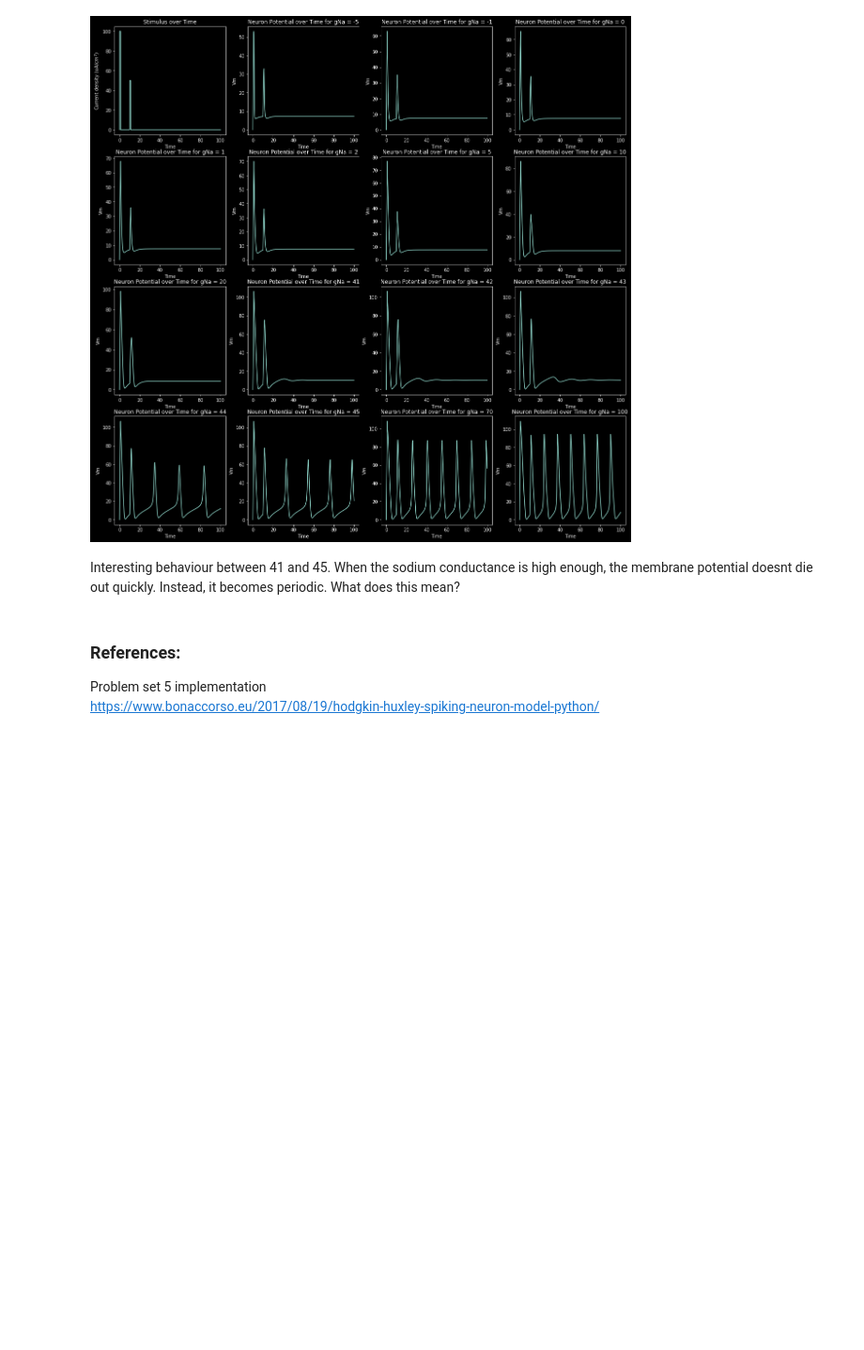
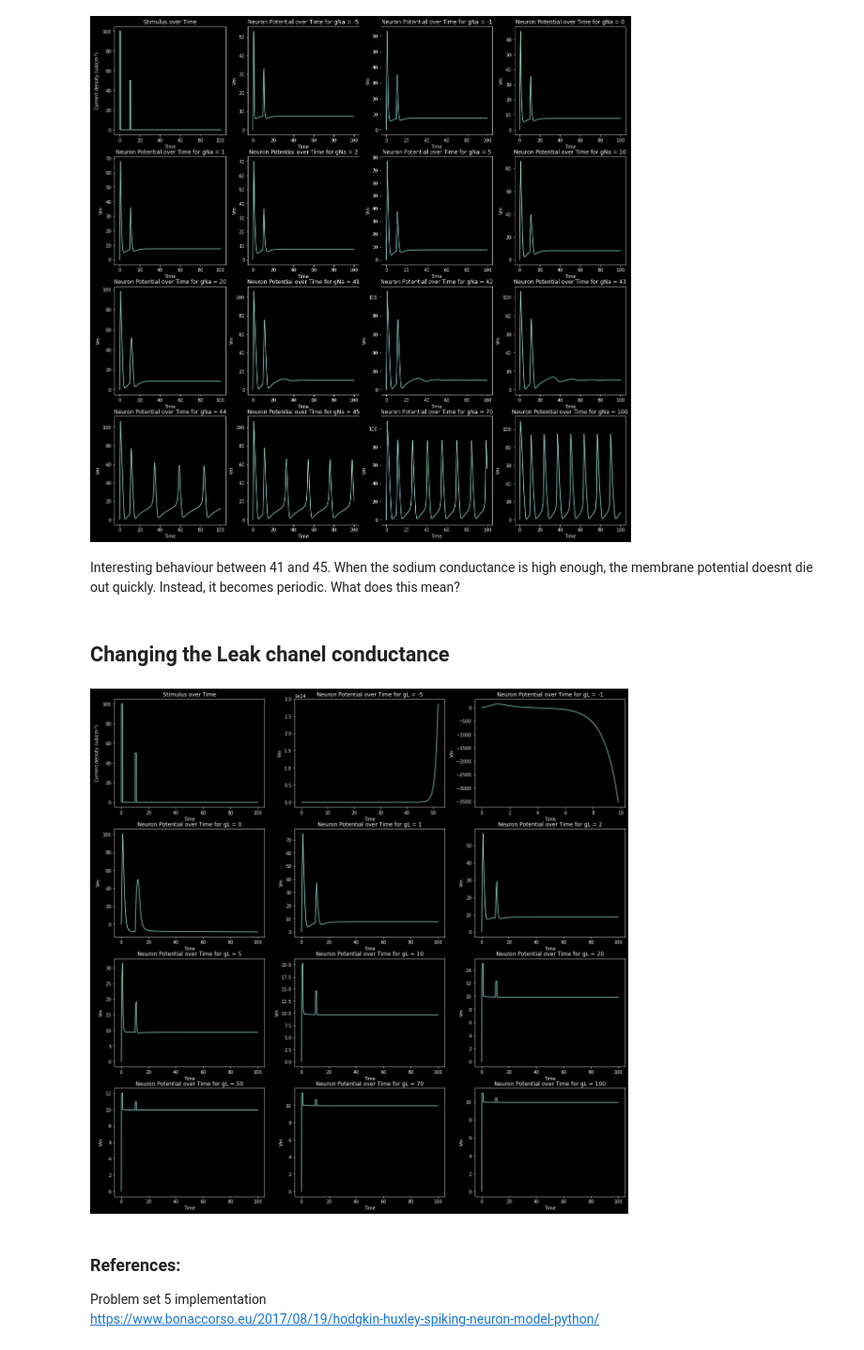
Before and after one commit to pdparakh108/Hodgkin_Huxley_Ising_simulation, a Jupyter notebook: HH_implementation/HH.ipynb, the cells around one changed output. Shown at 94% size. Cells and saved outputs as stored; diff of their text form; code cells hidden in the pictures; blank space fills up the shorter version.

```diff
--- a/HH_implementation/HH.ipynb
+++ b/HH_implementation/HH.ipynb
@@ -67,7 +67,7 @@ def h_inf(Vm=0.0):
 # In the differential equations defined, external stimulus is not depicted
 # we encode it as a current density in the input signal.
 # Single square pulse implimentation
-def I(t):
+def I_square(t):
     if 0.0 < t < 1.0:
         return 100.0
     return 0.0
@@ -91,7 +91,7 @@ def derivatives(y, t0):
     dy[3] = (alpha_h(Vm) * (1.0 - h)) - (beta_h(Vm) * h)
 
     # dVm/dt
-    dy[0] = (I(t0) / C) - (((gK / C) * np.power(n, 4.0))
+    dy[0] = (I_square(t0) / C) - (((gK / C) * np.power(n, 4.0))
                         * (Vm - VK)) - (((gNa / C) * np.power(m, 3.0) * h)
                         * (Vm - VNa)) - ((gL / C) * (Vm - Vl))
 
@@ -640,6 +640,41 @@ gNa = 4.0
 [figure]
 # %% [markdown]
 Interesting behaviour between 41 and 45. When the sodium conductance is high enough, the membrane potential doesnt die out quickly. Instead, it becomes periodic. What does this mean?
+# %% [markdown]
+## Changing the Leak chanel conductance
+# %%
+fig, ax = plt.subplots(4,3,figsize=(20, 20))
+ax = ax.reshape(-1)
+
+# Plotting the stimulus over time
+ax[0].plot(t, Idv)
+ax[0].set_ylabel(r'Current density (uA/$cm^2$)')
+ax[0].set_xlabel('Time')
+ax[0].set_title('Stimulus over Time')
+
+gls = [-5, -1,0, 1,2, 5,10, 20, 50, 70, 100]
+for i, Curr in enumerate(gls):
+    # Membrane capacitance (uF/cm^2)
+    gL = Curr
+
+    # Solve ODE system
+    state = np.array([0.0, n_inf(), m_inf(), h_inf()])
+    results = odeint(derivatives, state, t)
+
+    # Input stimulus
+    Idv = [I_double_square(t) for t in t]
+
+    # Plot neuron potential over time
+    ax = ax.reshape(-1)
+    ax[i+1].plot(t, results[:, 0])
+    ax[i+1].set_xlabel('Time')
+    ax[i+1].set_ylabel('Vm')
+    ax[i+1].set_title('Neuron Potential over Time for gL = {}'.format(gL))
+
+# reset leak channel conductance (mS/cm^2)
+gL = 4.0
+# %% [output]
+[figure, added]
 # %% [markdown]
 ### References:
 Problem set 5 implementation
```
Also changed, not shown: parts of 2 cells of this notebook.
